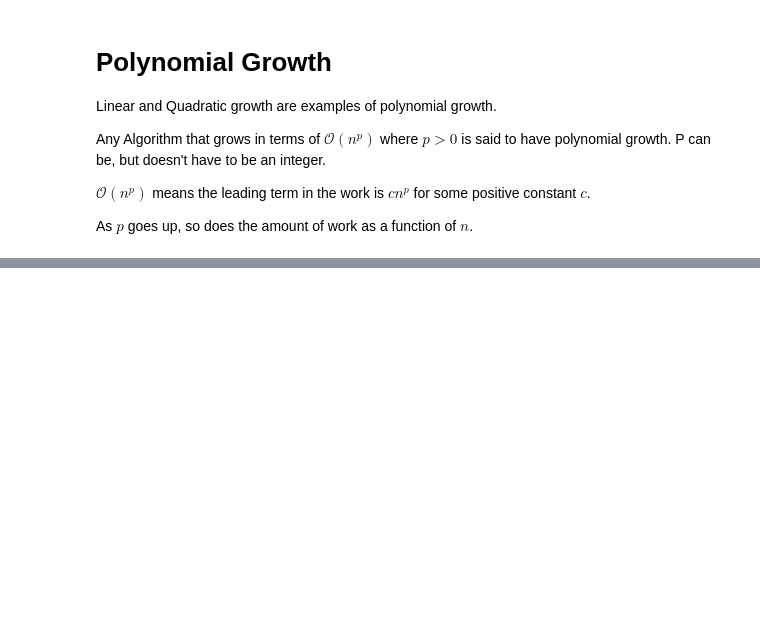
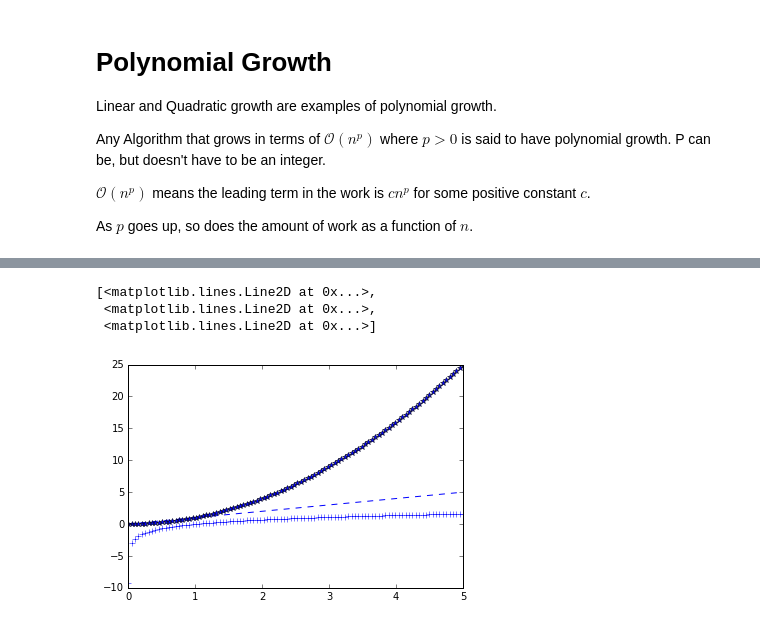
Before and after one commit to rjl09c/ISC4221, a Jupyter notebook: Lecture2.ipynb, the cells around one changed output, grey strips where cells are left out. Drawn from its saved outputs; the diff is of its cells as text; code cells hidden in the pictures; blank space fills up the shorter version.

```diff
--- a/Lecture2.ipynb
+++ b/Lecture2.ipynb
@@ -413,0 +423,11 @@ As $p$ goes up, so does the amount of work as a function of $n$.
+# %%
+x = np.linspace(0.0001,5,100)
+linear = x
+quadratic = x**2
+logarithmic = np.log(x)
+plt.plot(x, linear, 'b--', x, quadratic, 'b*',x, logarithmic, 'b+')
+# %% [output]
+[<matplotlib.lines.Line2D at 0x...>,
+ <matplotlib.lines.Line2D at 0x...>,
+ <matplotlib.lines.Line2D at 0x...>]
+[figure, added]
```
Also changed, not shown: parts of 8 cells of this notebook.
